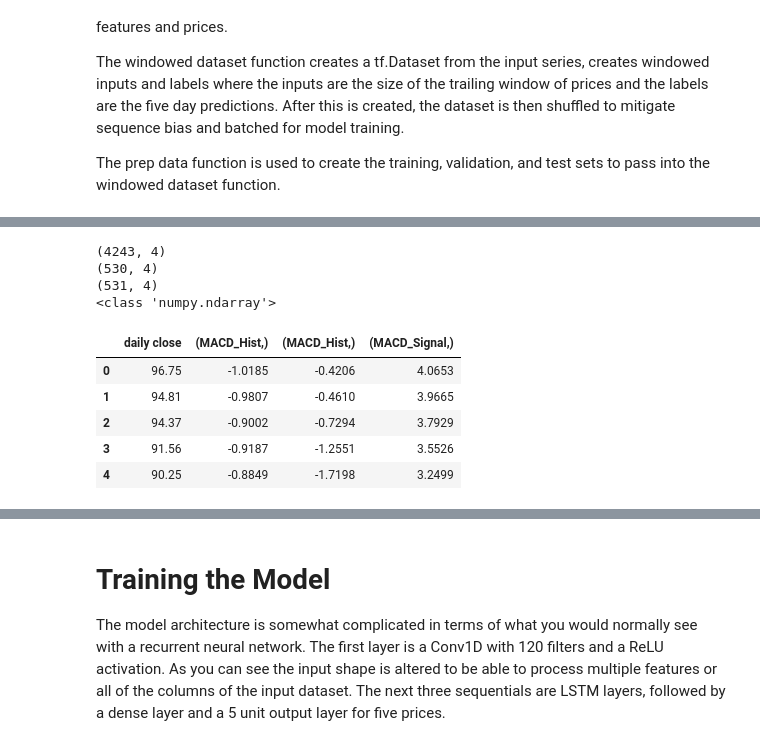
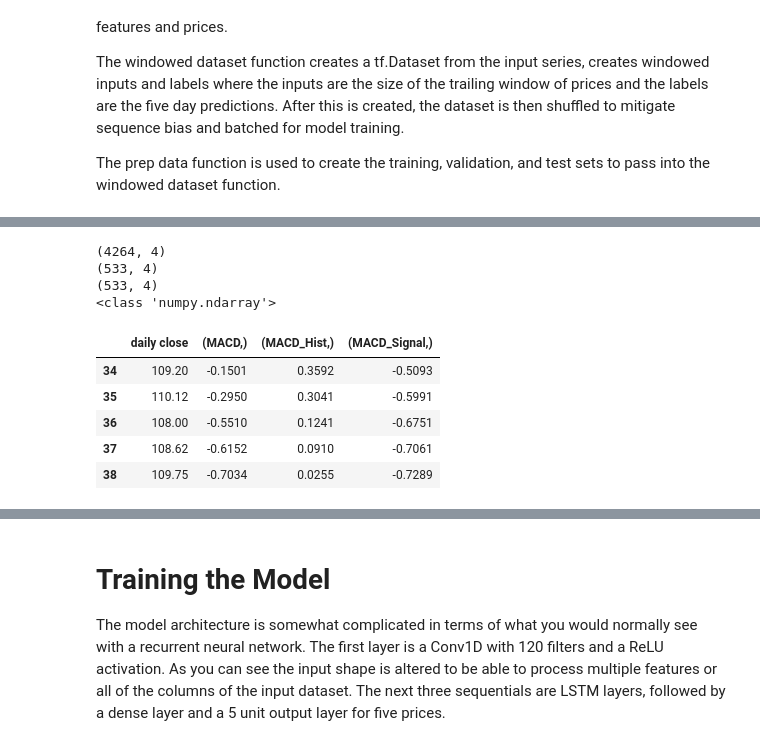
Before and after one commit to rb05751/Deep-Learning-Time-Series-Prediction, a Jupyter notebook: DL_Algorithm_Final_Test.ipynb, the cells around one changed output, grey strips where cells are left out. Saved outputs shown, nothing was run; the diff lists cells and outputs as text; code cells hidden in the pictures.

```diff
--- a/DL_Algorithm_Final_Test.ipynb
+++ b/DL_Algorithm_Final_Test.ipynb
@@ -149,6 +150,2 @@ def prep_data(dataset, train_split, valid_split, test_split, shuffle_buffer_size
 # %%
 list_of_indicators = ['SMA', 'EMA', 'WMA', 'DEMA', 'TEMA', 'TRIMA', 'KAMA', 'MAMA', 'VWAP', 'T3', 'MACD', 'MACDEXT', 'STOCH', 'STOCHF', 'RSI', 'STOCHRSI', 'WILLR', 'ADX', 'ADXR', 'APO', 'PPO', 'MOM', 'BOP', 'CCI', 'CMO', 'ROC', 'ROCR', 'AROON', 'AROONOSC', 'MFI', 'TRIX', 'ULTOSC', 'DX', 'MINUS_DI', 'PLUS_DI', 'MINUS_DM', 'PLUS_DM', 'BBANDS', 'MIDPOINT', 'MIDPRICE', 'SAR', 'TRANGE', 'ATR', 'NATR', 'AD', 'ADOSC', 'OBV', 'HT_TRENDLINE', 'HT_SINE', 'HT_TRENDMODE', 'HT_DCPERIOD', 'HT_DCPHASE', 'HT_PHASOR']
-indicator = 'MINUS_DI'
-ticker = 'IBM'
-data = ti.get_technical_indicator(ticker, api_key, time_interval = 'daily', window_size = 15, series_type = 'close', indicator = indicator)
-data.head()
@@ -167,22 +167,20 @@ base_url = 'https://www.alphavantage.co/query?'
 indicator = list_of_indicators[1]
 ticker = 'IBM'
 time_interval = 'daily'
-indicator_window_size = 15
+indicator_window_size = 1
 series_type = 'close'
-api_key = 'OSY2ERYQE8M03Y05'
-train_split = 0.8
-valid_split = 0.1
-test_split = 0.1
 shuffle_buffer_size = 1000
 window_size = 10
 batch_size = 16
 prediction_window = 5
-
 prices = ts.get_time_series_data(function = 'TIME_SERIES_DAILY', symbol = ticker, interval = time_interval, api_key = api_key)
-
 dataset = prices['daily close']
 
-for indicator in list_of_indicators:
+indicators = ['MACD']
+
+for indicator in indicators:
   data = ti.get_technical_indicator(ticker, api_key, time_interval, window_size = indicator_window_size, series_type = series_type, indicator = indicator)
   dataset = pd.concat([dataset, data], axis = 1, sort = False)
   time.sleep(15)
+
+dataset.head()
@@ -198,0 +194,10 @@ X.head()
+# %%
+###Reverse the MACD signals
+new_data = np.zeros((dataset.shape[0], dataset.shape[1]))
+new_data[:,0] = dataset.iloc[:,0]
+for i in range(1, dataset.shape[0]):
+  new_data[i, 1:] = list(dataset.iloc[-i,1:])
+
+dataset = pd.DataFrame(new_data, columns = list(dataset.columns))
+dataset = dataset.iloc[34:, :]
+dataset.head(10)
@@ -199,38 +216,31 @@ X.head()
 # %%
-indicator = list_of_indicators[1]
-ticker = 'IBM'
-time_interval = 'daily'
-series_type = 'close'
-api_key = 'OSY2ERYQE8M03Y05'
 train_split = 0.8
 valid_split = 0.1
 test_split = 0.1
 shuffle_buffer_size = 1000
 window_size = 10
 batch_size = 32
 prediction_window = 5
 
 #(29-43, MAE=6.159), (14-34, MAE = 3.5), (25-49, MAE =12), (50-53, MAE=3.75), (24-28, MAE = 3.54), (24-36, MAE=7.5), (32-52, MAE = 13.6), (21, MAE = 6.2), (17-47, MAE = 7.1), (31-54, MAE = 14.85), (48-53, MAE = 4.09),
 #(30-40, MAE = 7.67), (13-45, MAE = 4.48), (32-41, MAE = 4.63), (14-17, MAE = 3.54), (1,5, MAE = 5.78)
 
 #FINAL ROUND:
 #14-34(mae=3.22), 50-53(mae = 4.0), 24-28(mae = 3.89), 48-53(mae = 6.92), 13-45(mae = 3.55), 32-41(mae =4.47 ), 14-17(mae = 2.67)
 
-data = pd.concat([X.iloc[:, 0], X.iloc[:, 14:17]], axis = 1, sort = False)
-
-train_set, valid_set, test_set = prep_data(data, train_split, valid_split, test_split, shuffle_buffer_size, window_size = window_size, batch_size = batch_size, prediction_window = prediction_window)
-data.head()
+train_set, valid_set, test_set = prep_data(dataset, train_split, valid_split, test_split, shuffle_buffer_size, window_size = window_size, batch_size = batch_size, prediction_window = prediction_window)
+dataset.head()
 # %% [output]
-(4243, 4)
-(530, 4)
-(531, 4)
+(4264, 4)
+(533, 4)
+(533, 4)
 <class 'numpy.ndarray'>
-|  | daily close | (MACD_Hist,) | (MACD_Hist,) | (MACD_Signal,) |
-| 0 | 96.75 | -1.0185 | -0.4206 | 4.0653 |
-| 1 | 94.81 | -0.9807 | -0.4610 | 3.9665 |
-| 2 | 94.37 | -0.9002 | -0.7294 | 3.7929 |
-| 3 | 91.56 | -0.9187 | -1.2551 | 3.5526 |
-| 4 | 90.25 | -0.8849 | -1.7198 | 3.2499 |
+|  | daily close | (MACD,) | (MACD_Hist,) | (MACD_Signal,) |
+| 34 | 109.20 | -0.1501 | 0.3592 | -0.5093 |
+| 35 | 110.12 | -0.2950 | 0.3041 | -0.5991 |
+| 36 | 108.00 | -0.5510 | 0.1241 | -0.6751 |
+| 37 | 108.62 | -0.6152 | 0.0910 | -0.7061 |
+| 38 | 109.75 | -0.7034 | 0.0255 | -0.7289 |
 # %%
 train_set_example = train_set.take(1)
 for i_x,i_y in train_set_example:
```
Also changed, not shown: parts of 24 cells of this notebook.
